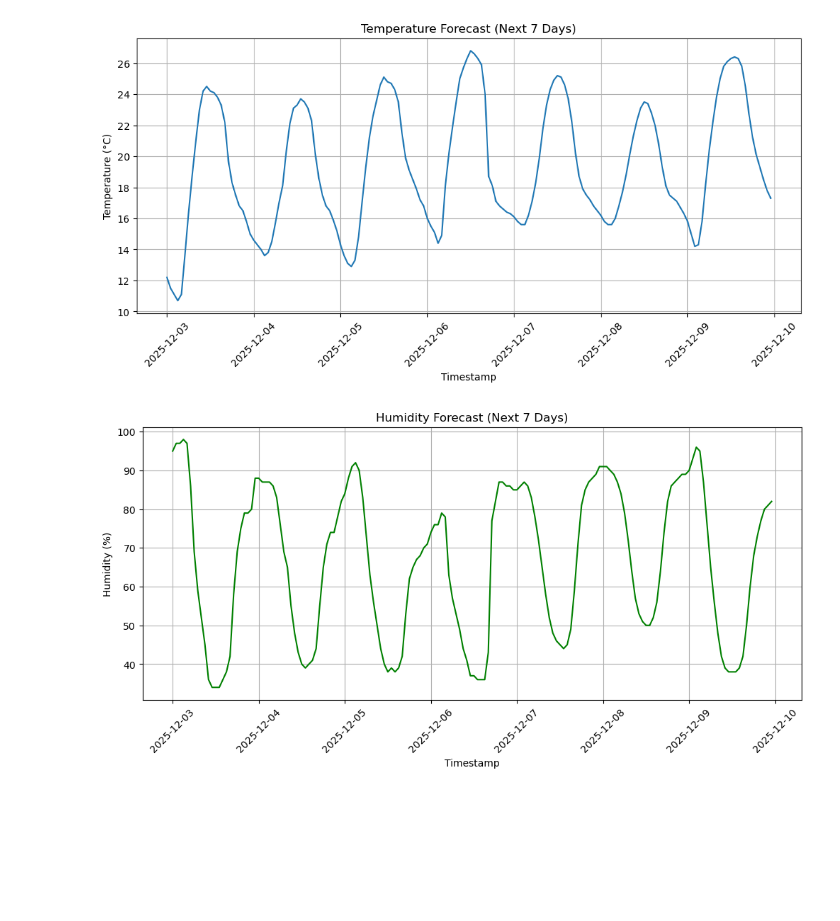
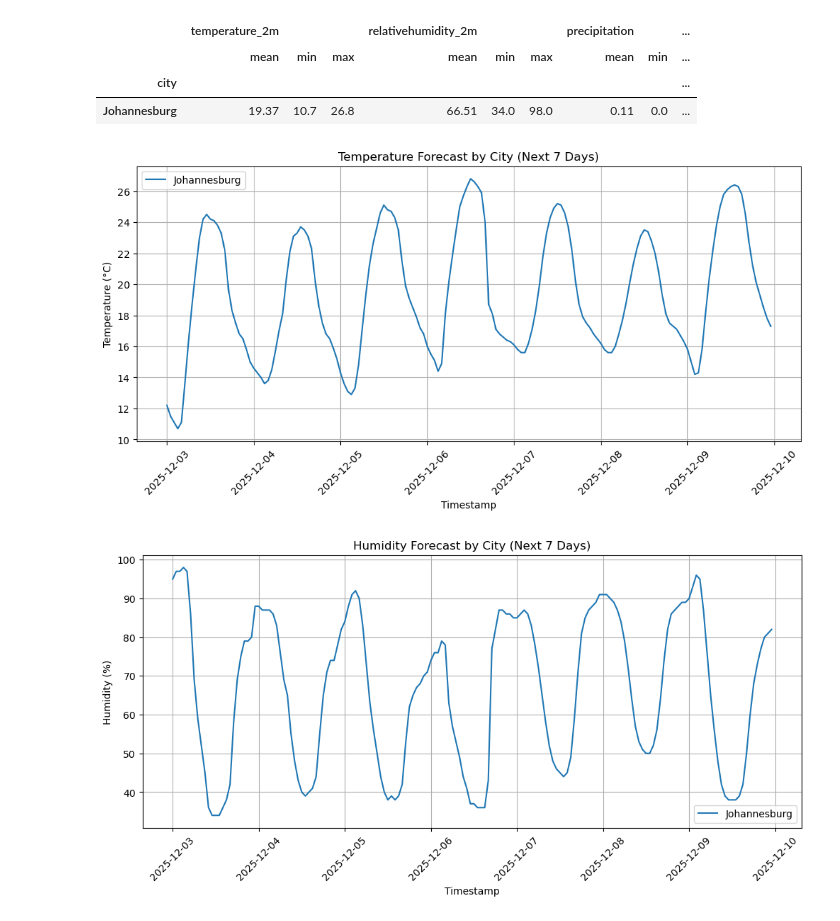
Before and after one commit to Vambane/weather_etl_project, a Jupyter notebook: notebooks/weather_analysis.ipynb, the cells around one changed output. Cells and saved outputs as stored; diff of their text form; code cells hidden in the pictures; blank space fills up the shorter version.

Commit message:
Add multi-city weather support and docs

```diff
--- a/notebooks/weather_analysis.ipynb
+++ b/notebooks/weather_analysis.ipynb
@@ -34,0 +15,13 @@ df.describe()
+# %%
+# Load hourly weather data for all configured cities
+weather_query = '''
+    SELECT *
+    FROM weather_hourly
+    ORDER BY city, timestamp
+'''
+
+df = conn.execute(weather_query).df()
+
+available_cities = sorted(df["city"].unique())
+# print(f"Loaded {len(df)} rows for cities: {', '.join(available_cities)}")
+df.tail()
@@ -35,23 +35,42 @@ df.describe()
+# %%
+# Basic summary stats per city
+summary = (
+    df.groupby("city")[["temperature_2m", "relativehumidity_2m", "precipitation"]]
+    .agg(["mean", "min", "max"])
+    .round(2)
+)
+summary
+# %% [output]
+|  | temperature_2m |  |  | relativehumidity_2m |  |  | precipitation |  | ... |
+|  | mean | min | max | mean | min | max | mean | min | ... |
+| city |  |  |  |  |  |  |  |  | ... |
+| Johannesburg | 19.37 | 10.7 | 26.8 | 66.51 | 34.0 | 98.0 | 0.11 | 0.0 | ... |
 # %%
-plt.figure(figsize=(12,5))
-plt.plot(df["timestamp"], df["temperature_2m"])
-plt.title("Temperature Forecast (Next 7 Days)")
+# Temperature comparison across cities
+plt.figure(figsize=(12, 5))
+for city, city_df in df.groupby("city"):
+    plt.plot(city_df["timestamp"], city_df["temperature_2m"], label=city)
+plt.title("Temperature Forecast by City (Next 7 Days)")
 plt.xlabel("Timestamp")
 plt.ylabel("Temperature (°C)")
 plt.xticks(rotation=45)
+plt.legend()
 plt.grid(True)
 plt.show()
 # %% [output]
-[figure, old version]
+[figure, new version]
 # %%
-plt.figure(figsize=(12,5))
-plt.plot(df["timestamp"], df["relativehumidity_2m"], color='green')
-plt.title("Humidity Forecast (Next 7 Days)")
+# Humidity comparison across cities
+plt.figure(figsize=(12, 5))
+for city, city_df in df.groupby("city"):
+    plt.plot(city_df["timestamp"], city_df["relativehumidity_2m"], label=city)
+plt.title("Humidity Forecast by City (Next 7 Days)")
 plt.xlabel("Timestamp")
 plt.ylabel("Humidity (%)")
 plt.xticks(rotation=45)
+plt.legend()
 plt.grid(True)
 plt.show()
 # %% [output]
-[figure, old version]
+[figure, new version]
 # %%
```
Also changed, not shown: parts of 12 cells of this notebook, 16 other files.
